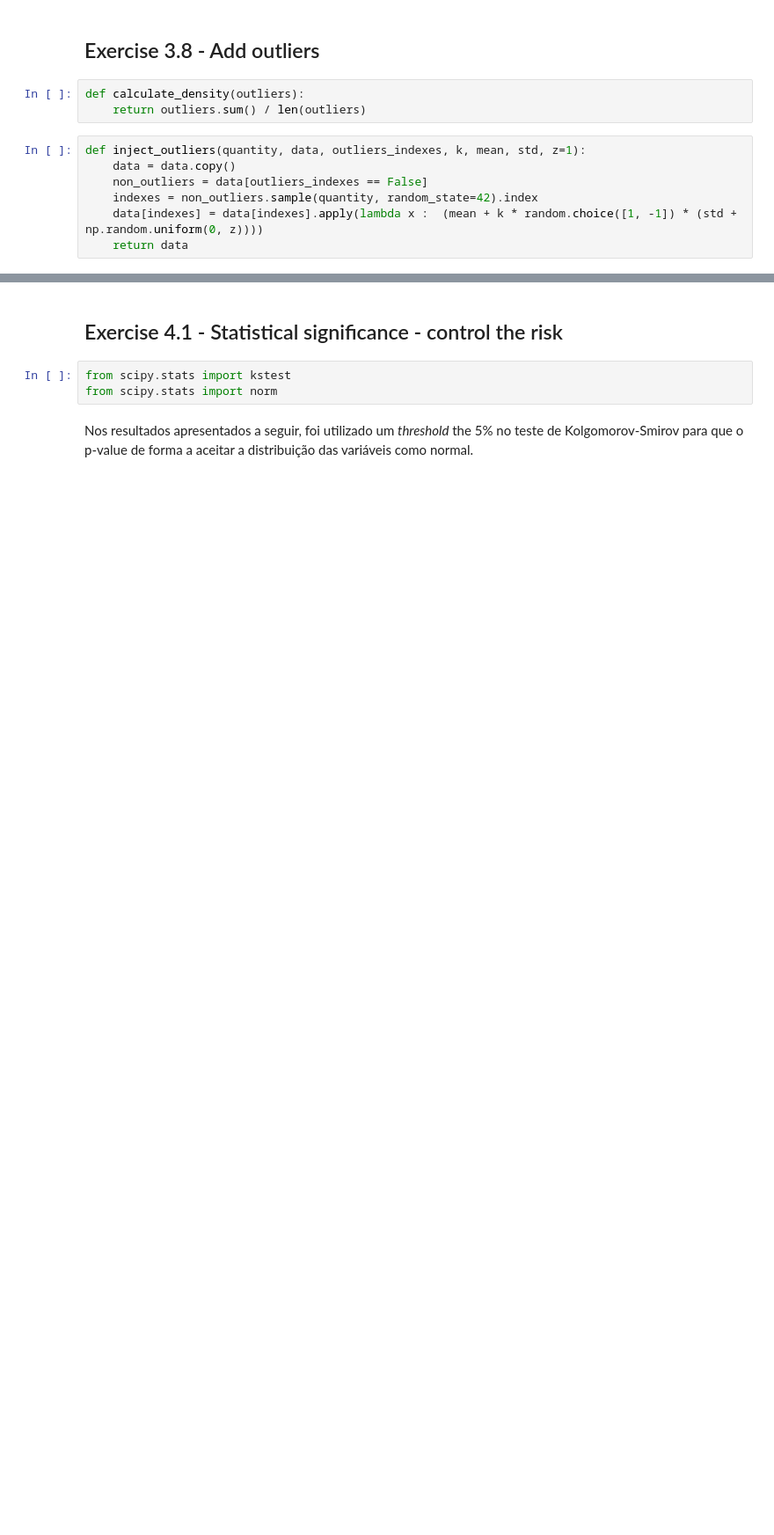
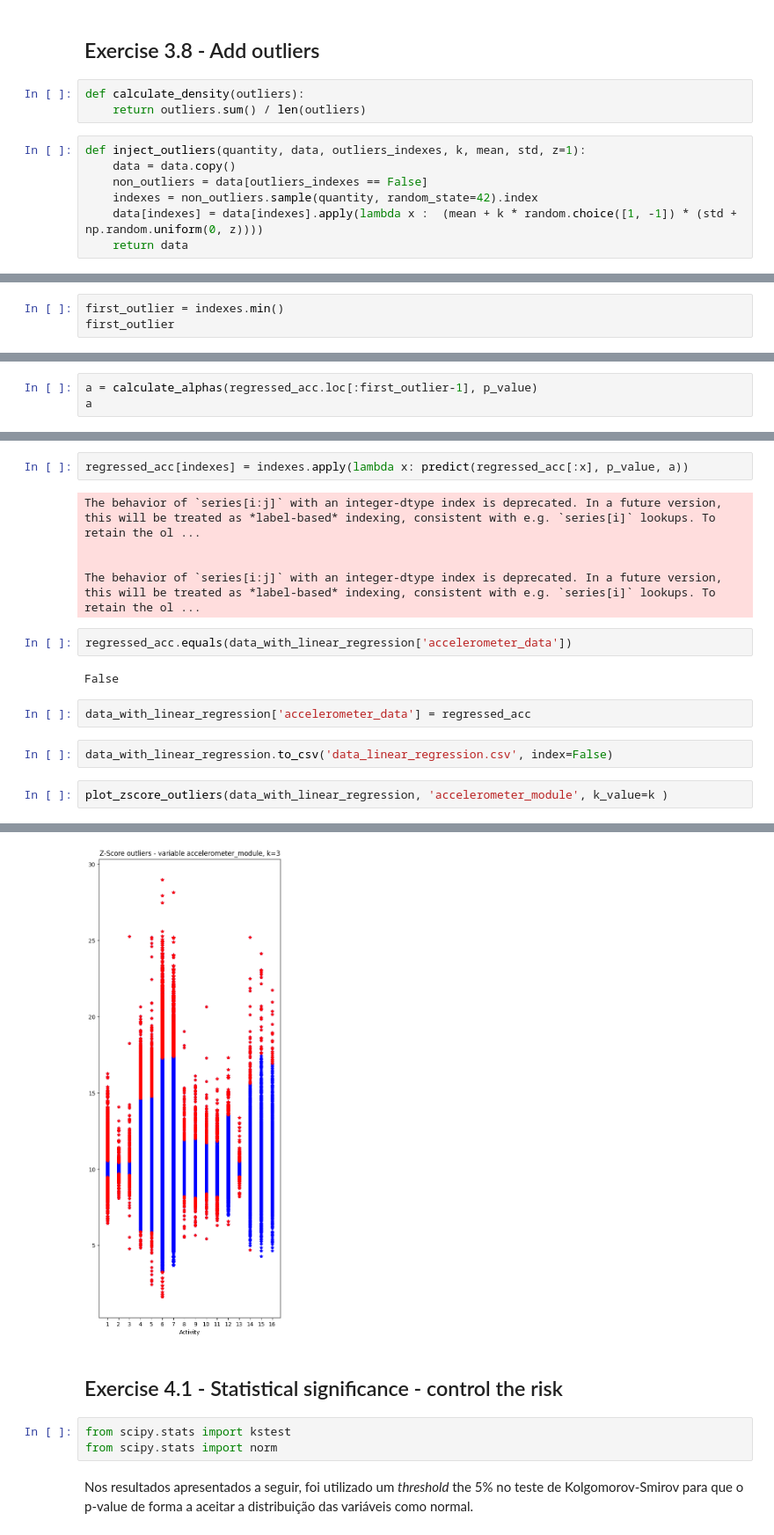
Before and after one commit to PugtgYosuky/clf-human-activities, a Jupyter notebook: src/project.ipynb, the cells around one changed output, grey strips where cells are left out. Shown: that part at 88% size. Saved outputs shown, nothing was run; the diff lists cells and outputs as text; blank space fills up the shorter version.

```diff
--- a/src/project.ipynb
+++ b/src/project.ipynb
@@ -363,0 +401,3 @@ series_with_outliers = add_outliers(0.1, 3, data['accelerometer_module'])
+# %%
+first_outlier = indexes.min()
+first_outlier
@@ -363,0 +406,3 @@ series_with_outliers = add_outliers(0.1, 3, data['accelerometer_module'])
+# %%
+a = calculate_alphas(regressed_acc.loc[:first_outlier-1], p_value)
+a
@@ -363,0 +431,18 @@ series_with_outliers = add_outliers(0.1, 3, data['accelerometer_module'])
+# %%
+regressed_acc[indexes] = indexes.apply(lambda x: predict(regressed_acc[:x], p_value, a))
+# %% [output]
+The behavior of `series[i:j]` with an integer-dtype index is deprecated. In a future version, this will be treated as *label-based* indexing, consistent with e.g. `series[i]` lookups. To retain the ol ...
+
+
+The behavior of `series[i:j]` with an integer-dtype index is deprecated. In a future version, this will be treated as *label-based* indexing, consistent with e.g. `series[i]` lookups. To retain the ol ...
+# %%
+regressed_acc.equals(data_with_linear_regression['accelerometer_data'])
+# %% [output]
+False
+# %%
+data_with_linear_regression['accelerometer_data'] = regressed_acc
+# %%
+data_with_linear_regression.to_csv('data_linear_regression.csv', index=False)
+# %%
+plot_zscore_outliers(data_with_linear_regression, 'accelerometer_module', k_value=k )
+# %% [output]
@@ -364,3 +465,4 @@ series_with_outliers = add_outliers(0.1, 3, data['accelerometer_module'])
+[figure, added]
 # %% [markdown]
 ## Exercise 4.1 - Statistical significance - control the risk
 # %%
```
Also changed, not shown: parts of 44 cells of this notebook, 2 other files.
